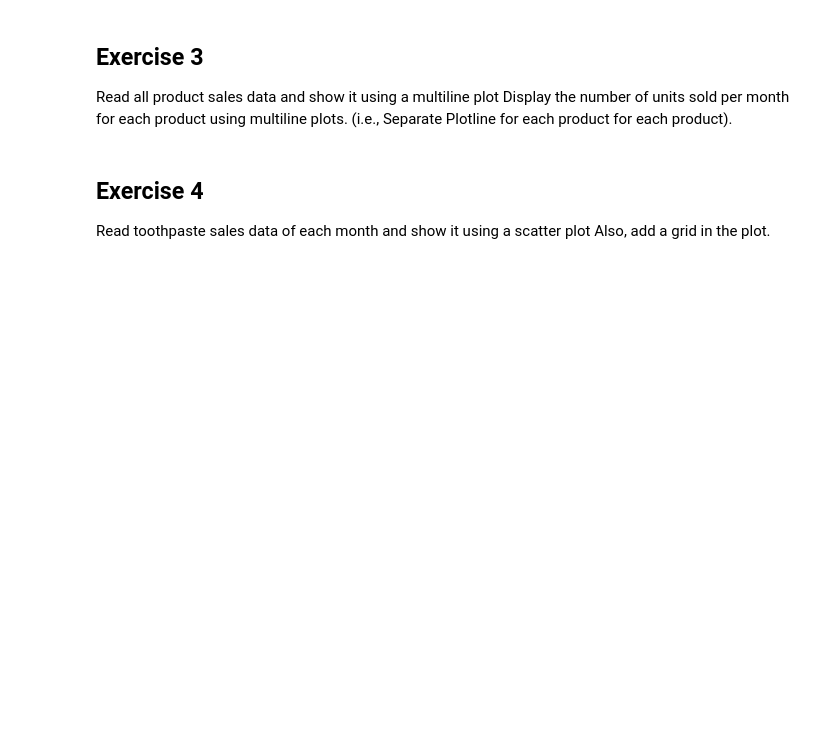
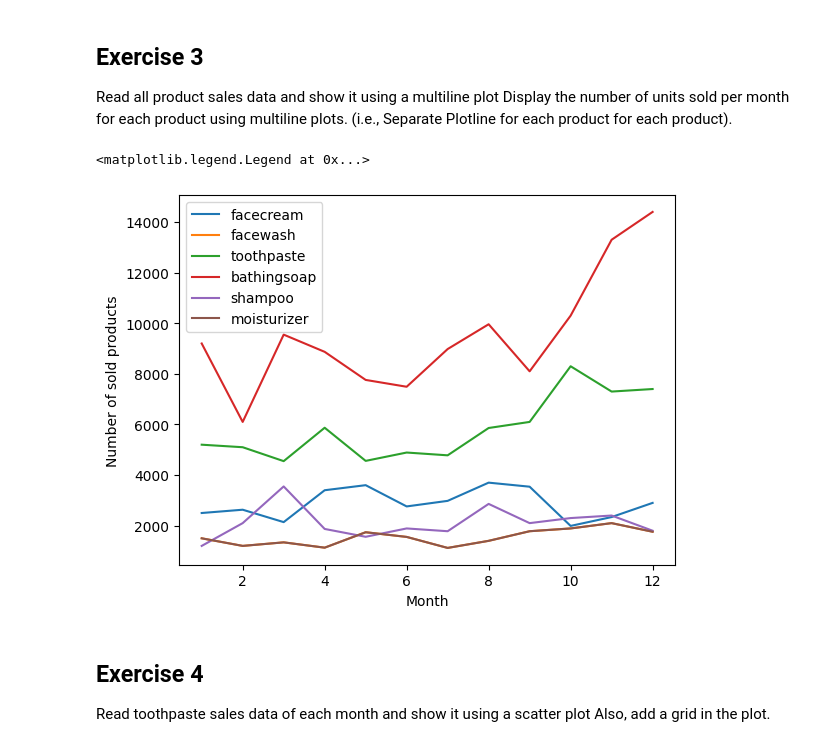
Before and after one commit to 0e141/ENITS_DataMining_WS23, a Jupyter notebook: Week_3/Assignment_3.2_Matplotlib.ipynb, the cells around one changed output. Saved outputs shown, nothing was run; the diff lists cells and outputs as text; code cells hidden in the pictures; blank space fills up the shorter version.

```diff
--- a/Week_3/Assignment_3.2_Matplotlib.ipynb
+++ b/Week_3/Assignment_3.2_Matplotlib.ipynb
@@ -69,6 +74,16 @@ WARNING:matplotlib.legend:No artists with labels found to put in legend.  Note t
 ## Exercise 3
 Read all product sales data and show it  using a multiline plot
 Display the number of units sold per month for each product using multiline plots. (i.e., Separate Plotline for each product for each product).
+# %%
+columns = data.columns[1:-2]
+for column in columns:
+  plt.plot(data.month_number, data[column],label=column)
+plt.xlabel("Month")
+plt.ylabel("Number of sold products")
+plt.legend(loc=2)
+# %% [output]
+<matplotlib.legend.Legend at 0x...>
+[figure, added]
 # %% [markdown]
 ## Exercise 4
 Read toothpaste sales data of each month and show it using a scatter plot
```
Also changed, not shown: parts of 4 cells of this notebook.
